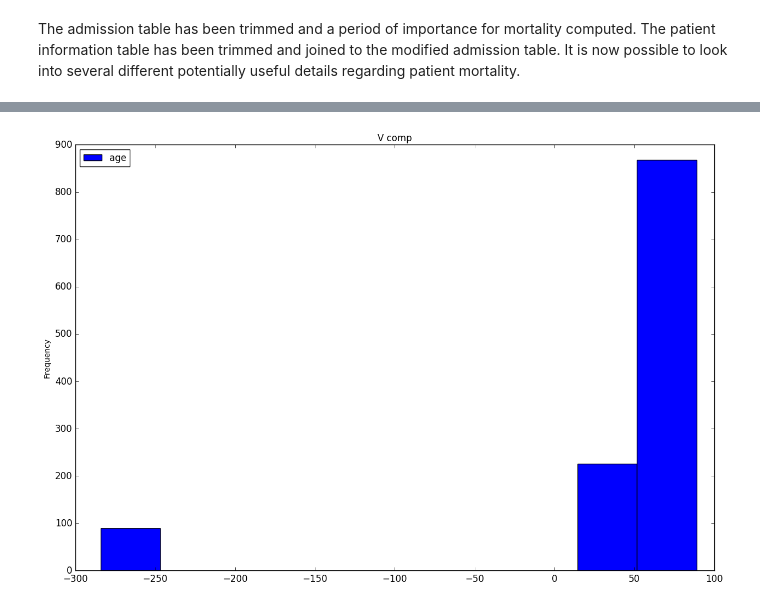
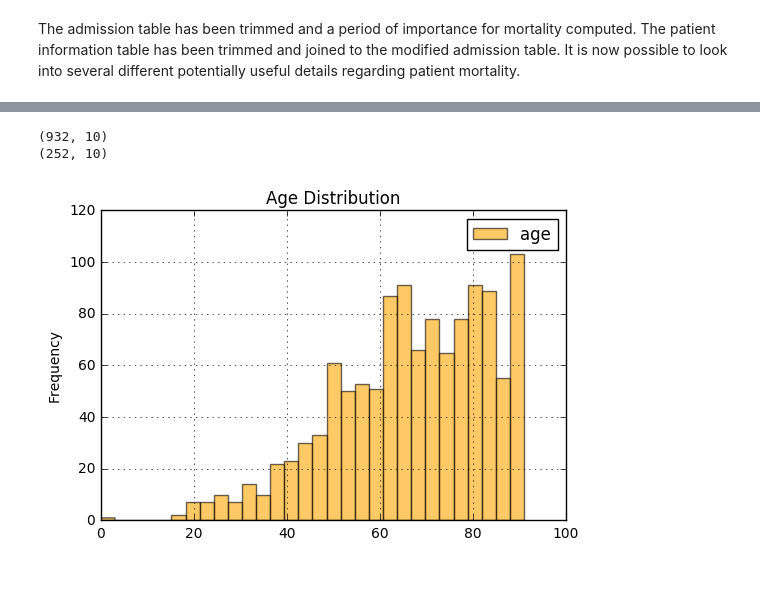
Before and after one commit to j-crowe/ICU_Survival_ML_Model_Comparison, a Jupyter notebook: Septic Feature Probe.ipynb, the cells around one changed output, grey strips where cells are left out. Cells and saved outputs as stored; diff of their text form; code cells hidden in the pictures; blank space fills up the shorter version.

Commit message:
modified age related visuals

```diff
--- a/Septic Feature Probe.ipynb
+++ b/Septic Feature Probe.ipynb
@@ -70,12 +74,14 @@ patients = patients[['subject_id', 'gender', 'dob']]
 # %%
 # Join patients and admission dataframes to obtain gender and age of patient
 patient_info = admissions.join(patients.set_index('subject_id'), on='subject_id')
-# %%
-def age(row):
-    possible_age = int((row['admittime'] - row['dob'])/pd.Timedelta('365 days'))
-    if possible_age < 0:
-
-    return int((row['admittime'] - row['dob'])/pd.Timedelta('365 days'))
+# %%
+def age(row):
+    possible_age = int((row['admittime'] - row['dob'])/pd.Timedelta('365 days'))
+    # For those holder than 89, their ages have been removed and set to 300 years prior to admission.
+    if possible_age < 0:
+        # 91.4 is the median age for those with removed ages. This is what we will set all ages to that are older than 89
+        possible_age = 91
+    return possible_age
 # %%
 patient_info['age'] = patient_info.apply (lambda row: age (row),axis=1)
 # %%
@@ -94,4 +112,12 @@ The admission table has been trimmed and a period of importance for mortality co
+# %%
+pos = patient_info[patient_info['death_period'] == 0]
+neg = patient_info[patient_info['death_period'] == 1]
+print pos.shape
+print neg.shape
+# %% [output]
+(932, 10)
+(252, 10)
 # %%
-ax = patient_info[['age']].plot(kind='hist', title ="V comp", figsize=(15, 10), legend=True, fontsize=12)
+ax = patient_info[['age']].plot(kind='hist', title ="Age Distribution", legend=True, grid=True, bins=30, color='orange', alpha=0.6)
 # %% [output]
-[figure, old version]
+[figure, new version]
```
Also changed, not shown: parts of 10 cells of this notebook.
